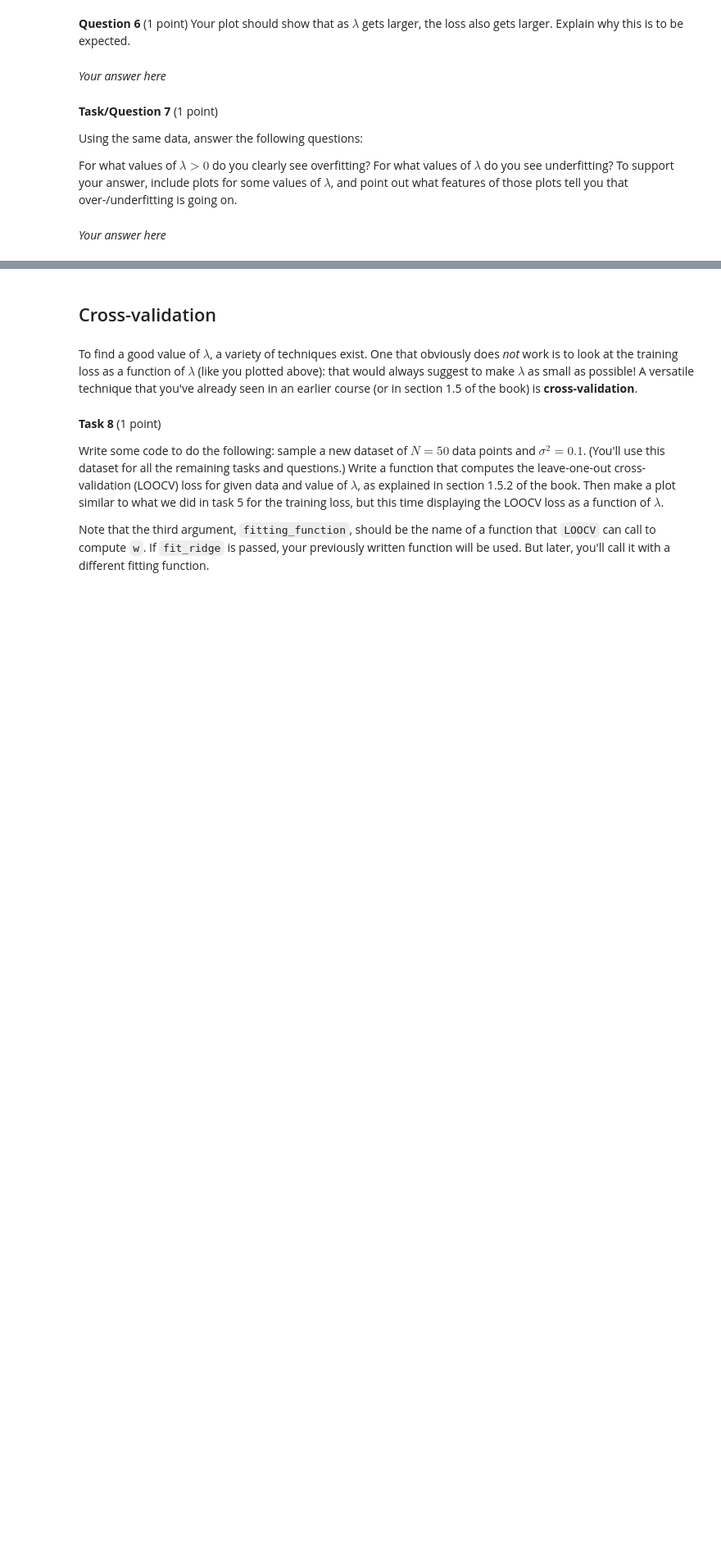
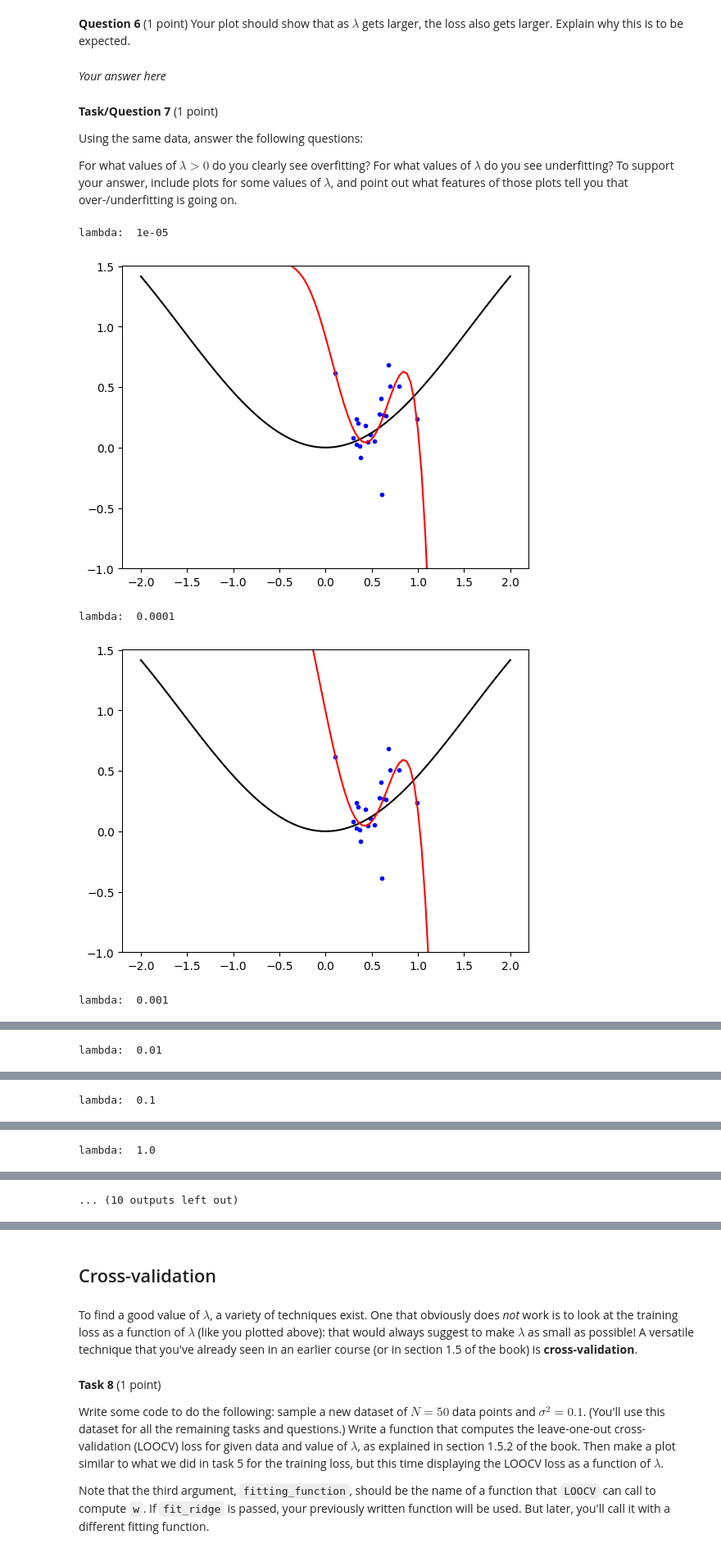
Before and after one commit to KNISP/Machine-Learning, a Jupyter notebook: ML2025_assignment1.ipynb, the cells around one changed output, grey strips where cells are left out. Shown at 82% size. Cells and saved outputs as stored; diff of their text form; code cells hidden in the pictures; blank space fills up the shorter version.

```diff
--- a/ML2025_assignment1.ipynb
+++ b/ML2025_assignment1.ipynb
@@ -237,2 +233,11 @@ For what values of $\lambda > 0$ do you clearly see overfitting? For what values
-# %% [markdown]
-*Your answer here*
+# %%
+# Your code here
+for lamb in lambdas:
+    print("lambda: ", lamb)
+    plot_regression_result(x_scalars, t, fit_ridge(X, t, lamb))
+# %% [output]
+lambda:  1e-05
+[figure, added]
+lambda:  0.0001
+[figure, added]
+lambda:  0.001
@@ -238,0 +245 @@ For what values of $\lambda > 0$ do you clearly see overfitting? For what values
+lambda:  0.01
@@ -238,0 +247 @@ For what values of $\lambda > 0$ do you clearly see overfitting? For what values
+lambda:  0.1
@@ -238,0 +249 @@ For what values of $\lambda > 0$ do you clearly see overfitting? For what values
+lambda:  1.0
@@ -238,0 +251 @@ For what values of $\lambda > 0$ do you clearly see overfitting? For what values
+... (10 outputs left out)
```
Also changed, not shown: parts of 14 cells of this notebook, 1 other file.
